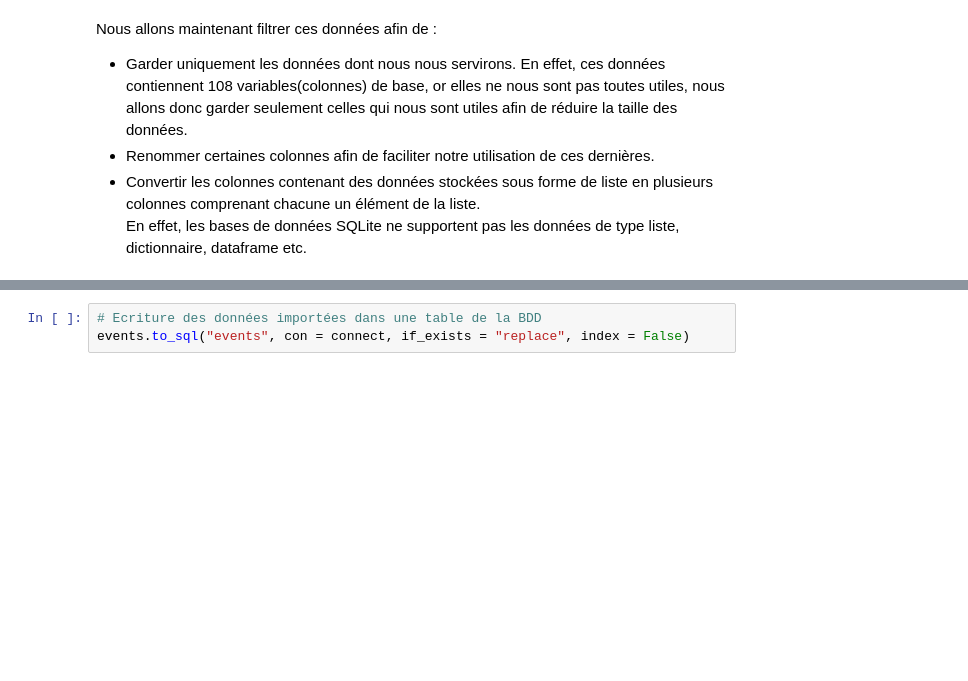
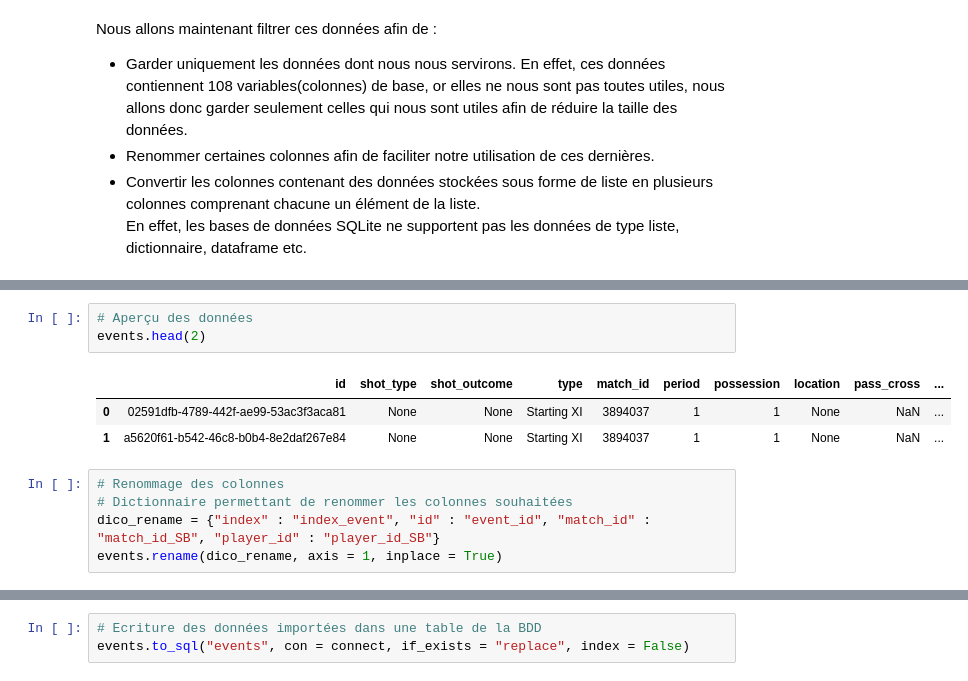
Before and after one commit to Nathan7128/PROJET-4A, a Jupyter notebook: importation/importation.ipynb, the cells around one changed output, grey strips where cells are left out. Saved outputs shown, nothing was run; the diff lists cells and outputs as text; blank space fills up the shorter version.

```diff
--- a/importation/importation.ipynb
+++ b/importation/importation.ipynb
@@ -107,0 +129,12 @@ En effet, les bases de données SQLite ne supportent pas les données de type li
+# %%
+# Aperçu des données
+events.head(2)
+# %% [output]
+|  | id | shot_type | shot_outcome | type | match_id | period | possession | location | pass_cross | ... |
+| 0 | 02591dfb-4789-442f-ae99-53ac3f3aca81 | None | None | Starting XI | 3894037 | 1 | 1 | None | NaN | ... |
+| 1 | a5620f61-b542-46c8-b0b4-8e2daf267e84 | None | None | Starting XI | 3894037 | 1 | 1 | None | NaN | ... |
+# %%
+# Renommage des colonnes
+# Dictionnaire permettant de renommer les colonnes souhaitées
+dico_rename = {"index" : "index_event", "id" : "event_id", "match_id" : "match_id_SB", "player_id" : "player_id_SB"}
+events.rename(dico_rename, axis = 1, inplace = True)
```
Also changed, not shown: parts of 19 cells of this notebook, 1 other file.
